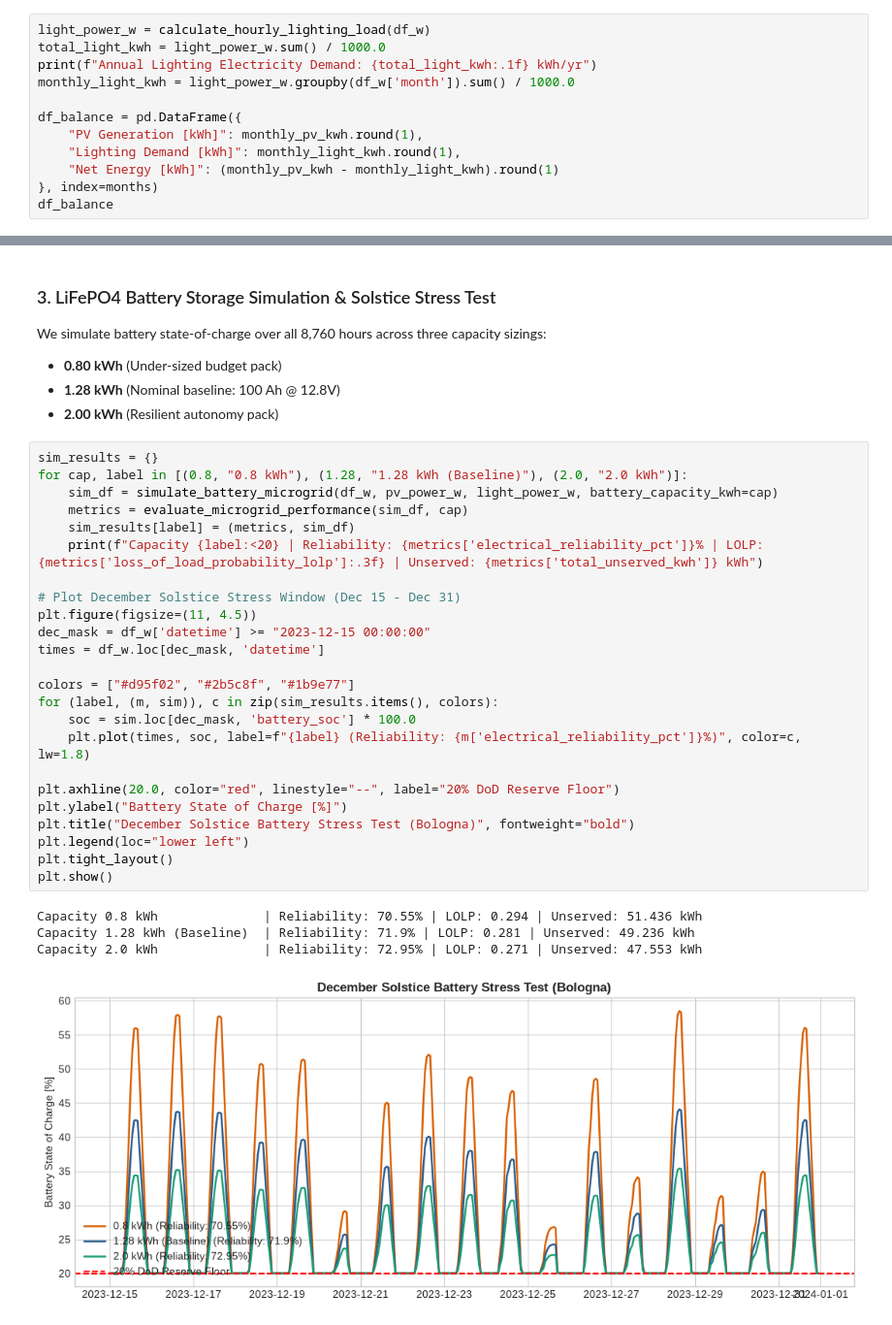
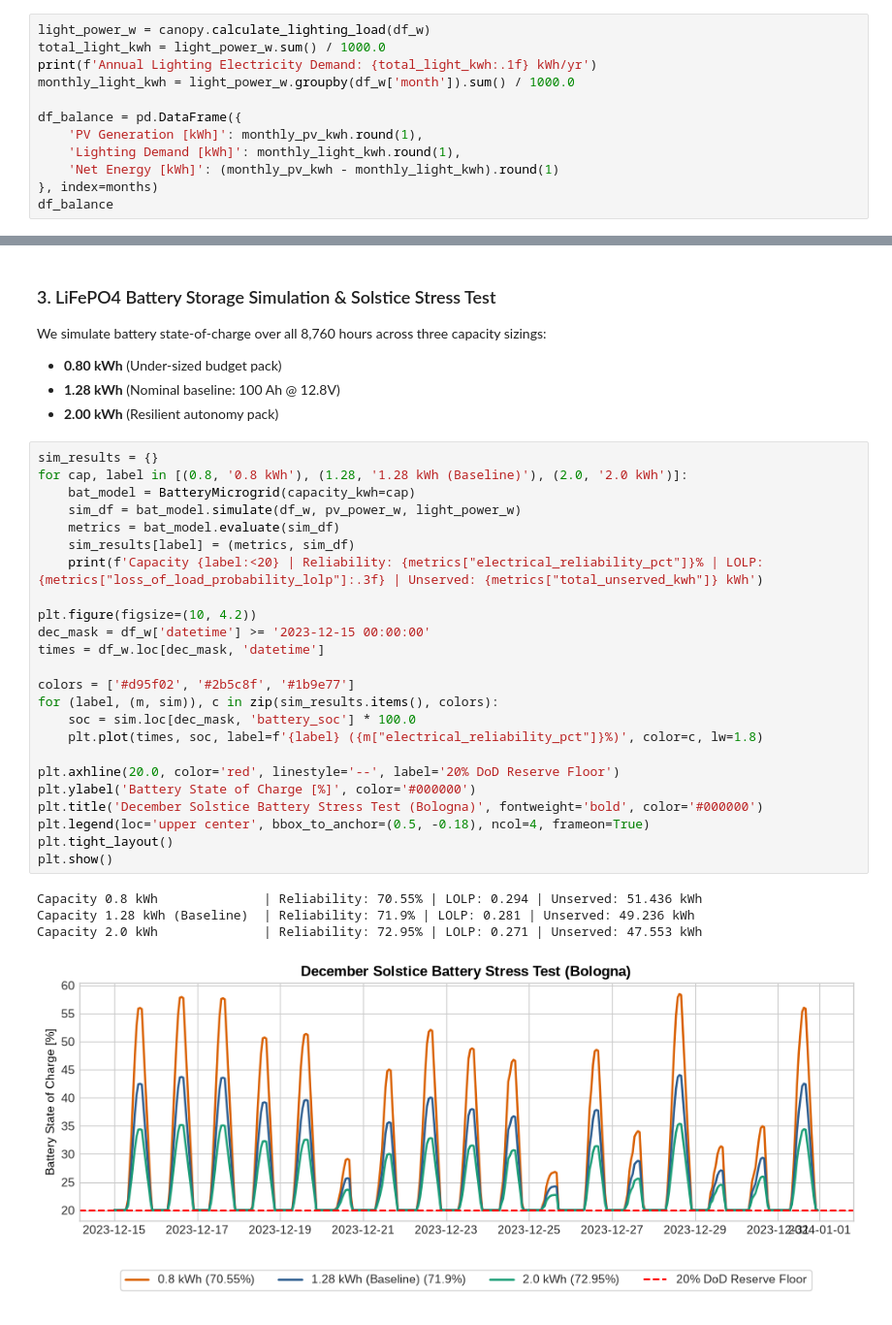
Before and after one commit to Frazcoding/Portfolio-Code, a Jupyter notebook: notebooks/02_solar_photovoltaics_and_battery_storage.ipynb, the cells around one changed output, grey strips where cells are left out. Shown at 97% size. Saved outputs shown, nothing was run; the diff lists cells and outputs as text.

```diff
--- a/notebooks/02_solar_photovoltaics_and_battery_storage.ipynb
+++ b/notebooks/02_solar_photovoltaics_and_battery_storage.ipynb
@@ -56,15 +52,15 @@ Annual PV Generation: 245.4 kWh/yr (matches Excel model 258.1 kWh within 4.9%)
 The luminaire consumes 7.1\text{ W}$ throughout civil night (when solar elevation $\le -6^\circ$).
 A continuous auxiliary load of .5\text{ W}$ powers the BMS and microcontrollers.
 # %%
-light_power_w = calculate_hourly_lighting_load(df_w)
+light_power_w = canopy.calculate_lighting_load(df_w)
 total_light_kwh = light_power_w.sum() / 1000.0
-print(f"Annual Lighting Electricity Demand: {total_light_kwh:.1f} kWh/yr")
+print(f'Annual Lighting Electricity Demand: {total_light_kwh:.1f} kWh/yr')
 monthly_light_kwh = light_power_w.groupby(df_w['month']).sum() / 1000.0
 
 df_balance = pd.DataFrame({
-    "PV Generation [kWh]": monthly_pv_kwh.round(1),
-    "Lighting Demand [kWh]": monthly_light_kwh.round(1),
-    "Net Energy [kWh]": (monthly_pv_kwh - monthly_light_kwh).round(1)
+    'PV Generation [kWh]': monthly_pv_kwh.round(1),
+    'Lighting Demand [kWh]': monthly_light_kwh.round(1),
+    'Net Energy [kWh]': (monthly_pv_kwh - monthly_light_kwh).round(1)
 }, index=months)
 df_balance
 # %% [output]
@@ -90,30 +86,30 @@ We simulate battery state-of-charge over all 8,760 hours across three capacity s
 - **2.00 kWh** (Resilient autonomy pack)
 # %%
 sim_results = {}
-for cap, label in [(0.8, "0.8 kWh"), (1.28, "1.28 kWh (Baseline)"), (2.0, "2.0 kWh")]:
-    sim_df = simulate_battery_microgrid(df_w, pv_power_w, light_power_w, battery_capacity_kwh=cap)
-    metrics = evaluate_microgrid_performance(sim_df, cap)
+for cap, label in [(0.8, '0.8 kWh'), (1.28, '1.28 kWh (Baseline)'), (2.0, '2.0 kWh')]:
+    bat_model = BatteryMicrogrid(capacity_kwh=cap)
+    sim_df = bat_model.simulate(df_w, pv_power_w, light_power_w)
+    metrics = bat_model.evaluate(sim_df)
     sim_results[label] = (metrics, sim_df)
-    print(f"Capacity {label:<20} | Reliability: {metrics['electrical_reliability_pct']}% | LOLP: {metrics['loss_of_load_probability_lolp']:.3f} | Unserved: {metrics['total_unserved_kwh']} kWh")
+    print(f'Capacity {label:<20} | Reliability: {metrics["electrical_reliability_pct"]}% | LOLP: {metrics["loss_of_load_probability_lolp"]:.3f} | Unserved: {metrics["total_unserved_kwh"]} kWh')
 
-# Plot December Solstice Stress Window (Dec 15 - Dec 31)
-plt.figure(figsize=(11, 4.5))
-dec_mask = df_w['datetime'] >= "2023-12-15 00:00:00"
+plt.figure(figsize=(10, 4.2))
+dec_mask = df_w['datetime'] >= '2023-12-15 00:00:00'
 times = df_w.loc[dec_mask, 'datetime']
 
-colors = ["#d95f02", "#2b5c8f", "#1b9e77"]
+colors = ['#d95f02', '#2b5c8f', '#1b9e77']
 for (label, (m, sim)), c in zip(sim_results.items(), colors):
     soc = sim.loc[dec_mask, 'battery_soc'] * 100.0
-    plt.plot(times, soc, label=f"{label} (Reliability: {m['electrical_reliability_pct']}%)", color=c, lw=1.8)
+    plt.plot(times, soc, label=f'{label} ({m["electrical_reliability_pct"]}%)', color=c, lw=1.8)
 
-plt.axhline(20.0, color="red", linestyle="--", label="20% DoD Reserve Floor")
-plt.ylabel("Battery State of Charge [%]")
-plt.title("December Solstice Battery Stress Test (Bologna)", fontweight="bold")
-plt.legend(loc="lower left")
+plt.axhline(20.0, color='red', linestyle='--', label='20% DoD Reserve Floor')
+plt.ylabel('Battery State of Charge [%]', color='#000000')
+plt.title('December Solstice Battery Stress Test (Bologna)', fontweight='bold', color='#000000')
+plt.legend(loc='upper center', bbox_to_anchor=(0.5, -0.18), ncol=4, frameon=True)
 plt.tight_layout()
 plt.show()
 # %% [output]
 Capacity 0.8 kWh              | Reliability: 70.55% | LOLP: 0.294 | Unserved: 51.436 kWh
 Capacity 1.28 kWh (Baseline)  | Reliability: 71.9% | LOLP: 0.281 | Unserved: 49.236 kWh
 Capacity 2.0 kWh              | Reliability: 72.95% | LOLP: 0.271 | Unserved: 47.553 kWh
-[figure, old version]
+[figure, new version]
```
Also changed, not shown: parts of 2 cells of this notebook, 24 other files.
